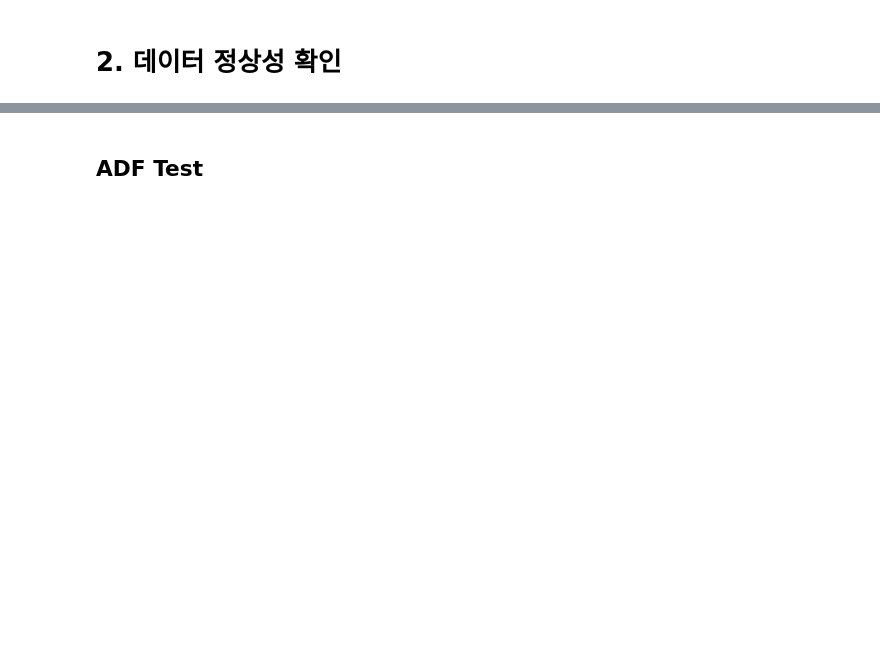
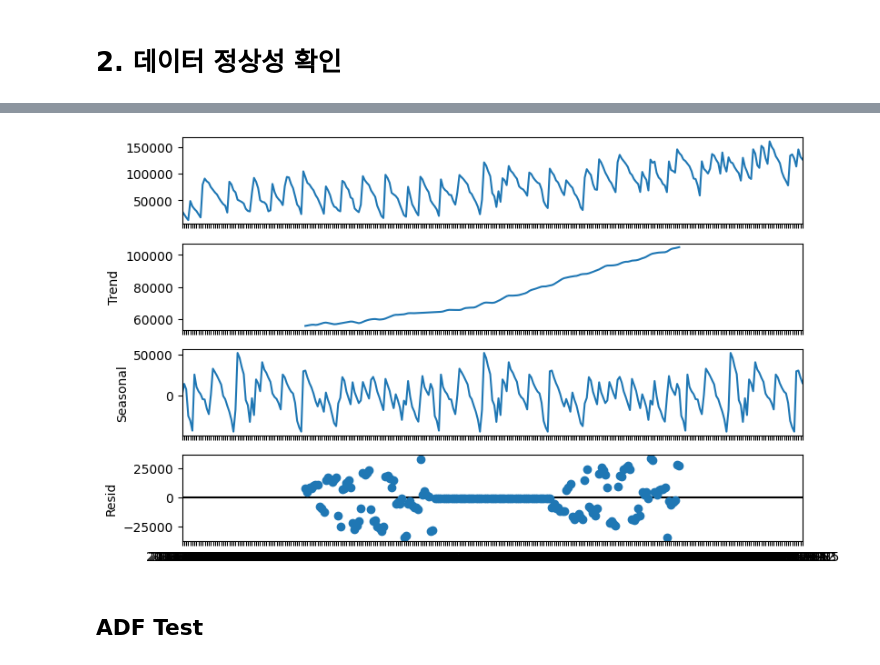
Before and after one commit to chunsejin/ai-smart, a Jupyter notebook: timeseries_forecasting.ipynb, the cells around one changed output, grey strips where cells are left out. Cells and saved outputs as stored; diff of their text form; code cells hidden in the pictures; blank space fills up the shorter version.

```diff
--- a/timeseries_forecasting.ipynb
+++ b/timeseries_forecasting.ipynb
@@ -121,6 +208,7 @@ fig.set_size_inches(9, 5)
 # %%
 #현재고량 시계열 분해
 from statsmodels.tsa.seasonal import seasonal_decompose
-dec = seasonal_decompose(df3, model='additive', period=240)
+dec = seasonal_decompose(df3, model='additive', period=120)
 fig = dec.plot()
 fig.set_size_inches(9, 5)
+# %% [output]
@@ -127,3 +232,4 @@ fig.set_size_inches(9, 5)
+[figure, added]
 # %%
 from statsmodels.tsa.stattools import adfuller
 # %% [markdown]
```
Also changed, not shown: parts of 52 cells of this notebook.
